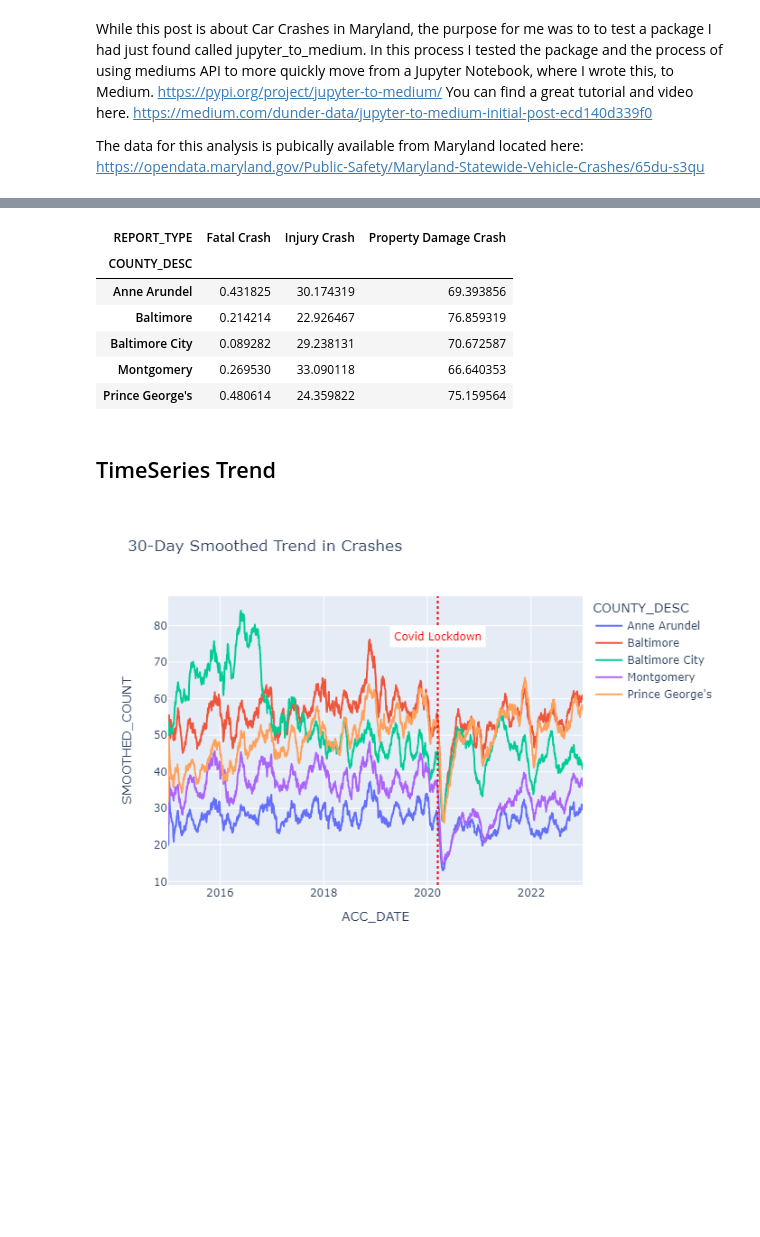
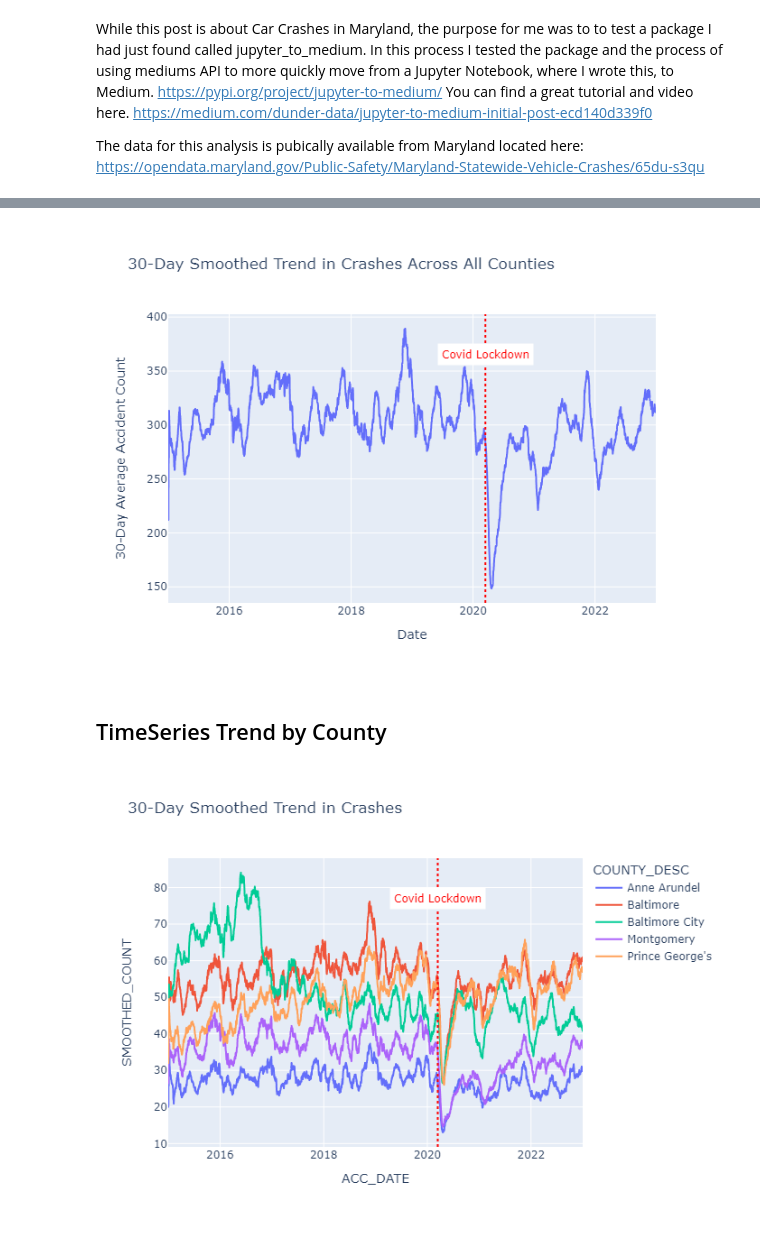
Before and after one commit to ballard11/Medium, a Jupyter notebook: Maryland_Car_Crashes/Maryland Car Crashes.ipynb, the cells around one changed output, grey strips where cells are left out. Cells and saved outputs as stored; diff of their text form; code cells hidden in the pictures; blank space fills up the shorter version.

Commit message:
Made a post!

```diff
--- a/Maryland_Car_Crashes/Maryland Car Crashes.ipynb
+++ b/Maryland_Car_Crashes/Maryland Car Crashes.ipynb
@@ -17,6 +17,6 @@ import jupyter_to_medium
 import warnings
 warnings.filterwarnings('ignore')
 
-df = pd.read_csv('C:\\Users\\Ben\\OneDrive\\Documents\\MarylandData\\Maryland_Statewide_Vehicle_Crashes.csv')
+df = pd.read_csv('C:\\Users\\Ben\\OneDrive\\Documents\\Medium Posts\\Maryland_Car_Crashes\\Maryland_Statewide_Vehicle_Crashes.csv')
 df = df[['YEAR', 'LIGHT_DESC', 'COUNTY_DESC', 'REPORT_TYPE', 'WEATHER_DESC', 'ACC_DATE', 'ACC_TIME', 'LATITUDE', 'LONGITUDE', 'JUNCTION_DESC']]
 # %%
@@ -47,15 +46,63 @@ pivot_table.T
-# %%
-pivot_percentage.T
-# %% [output]
-| REPORT_TYPE | Fatal Crash | Injury Crash | Property Damage Crash |
-| COUNTY_DESC |  |  |  |
-| Anne Arundel | 0.431825 | 30.174319 | 69.393856 |
-| Baltimore | 0.214214 | 22.926467 | 76.859319 |
-| Baltimore City | 0.089282 | 29.238131 | 70.672587 |
-| Montgomery | 0.269530 | 33.090118 | 66.640353 |
-| Prince George's | 0.480614 | 24.359822 | 75.159564 |
+# %%
+# Convert ACC_DATE to datetime format
+df['ACC_DATE'] = pd.to_datetime(df['ACC_DATE'], format='%Y%m%d')
+
+# Combine ACC_DATE and ACC_TIME into a single datetime column
+df['ACC_DATETIME'] = pd.to_datetime(df['ACC_DATE'].astype(str) + ' ' + df['ACC_TIME'].astype(str).str[-8:])
+
+# Extract hour and month from ACC_DATETIME
+df['HOUR'] = df['ACC_DATETIME'].dt.hour
+df['MONTH'] = df['ACC_DATETIME'].dt.month
+
+# Create a new DataFrame with daily accident counts for each county
+daily_counts = df.groupby(['ACC_DATE']).size().reset_index()
+daily_counts.columns = ['ACC_DATE', 'COUNT']
+
+# Apply a 30-day rolling average to the COUNT column for each county
+daily_counts['SMOOTHED_COUNT'] = daily_counts['COUNT'].rolling(30, min_periods=1).mean()
+
+# Create the line plot using the smoothed data
+fig = px.line(daily_counts, x='ACC_DATE', y='SMOOTHED_COUNT', title='Car Crash Trend In Maryland (30 Day Smoothed)')
+
+fig = px.line(daily_counts,
+              x='ACC_DATE',
+              y='SMOOTHED_COUNT',
+              title='30-Day Smoothed Trend in Crashes Across All Counties',
+              labels={'ACC_DATE': 'Date', 'SMOOTHED_COUNT': '30-Day Average Accident Count'})
+
+# Add your annotations and vertical line as before
+fig.add_shape(
+    type="line",
+    x0="2020-03-15",
+    x1="2020-03-15",
+    y0=0,
+    y1=1,
+    yref="paper",
+    line=dict(
+        color="red",
+        width=2,
+        dash="dot",
+    )
+)
+fig.add_annotation(
+    x="2020-03-15",
+    y=.9,
+    yref="paper",
+    text="Covid Lockdown",
+    showarrow=False,
+    font=dict(
+        color="red"
+    ),
+    bgcolor="white",
+    borderpad=4
+)
+
+pio.write_image(fig, '30DayTrend_AllCounties.png')
+display(Image(filename='30DayTrend_AllCounties.png'))
+# %% [output]
+[figure, added]
 # %% [markdown]
-## TimeSeries Trend
+## TimeSeries Trend by County
 # %%
 # Convert ACC_DATE to datetime format
 df['ACC_DATE'] = pd.to_datetime(df['ACC_DATE'], format='%Y%m%d')
```
Also changed, not shown: parts of 11 cells of this notebook, 5 other files.
